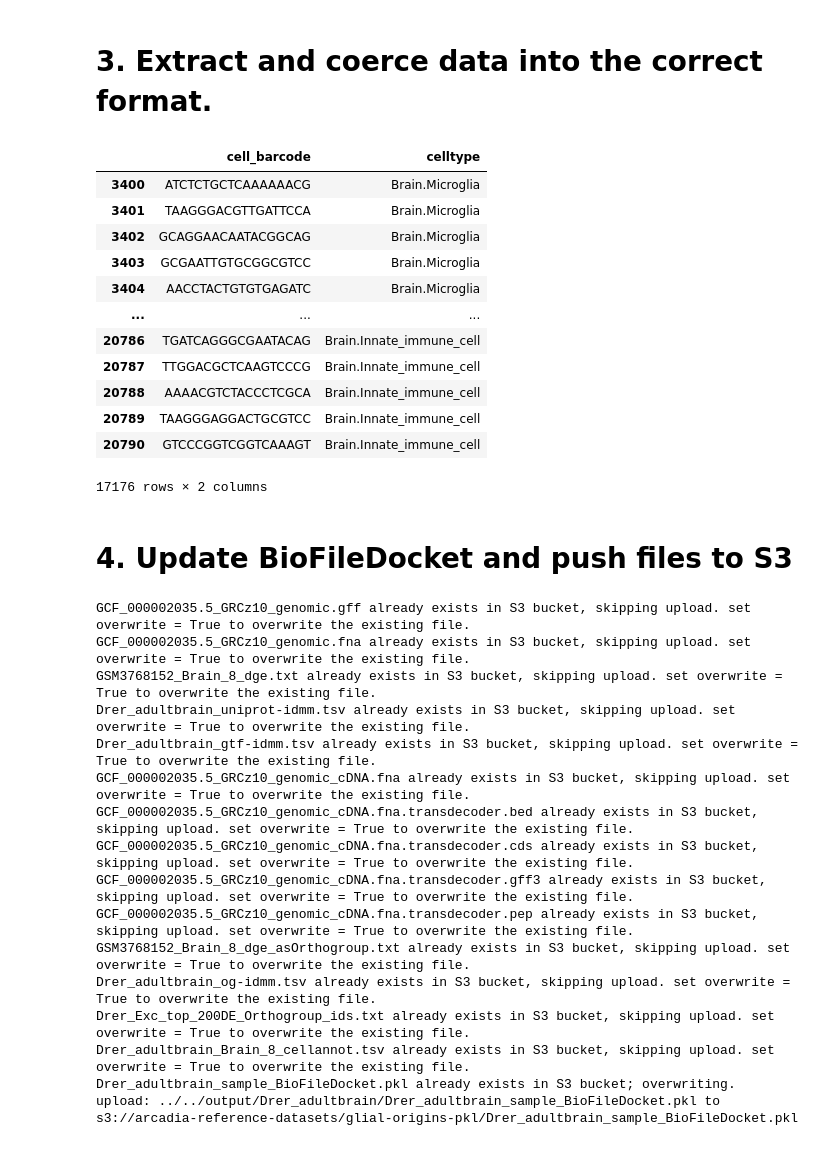
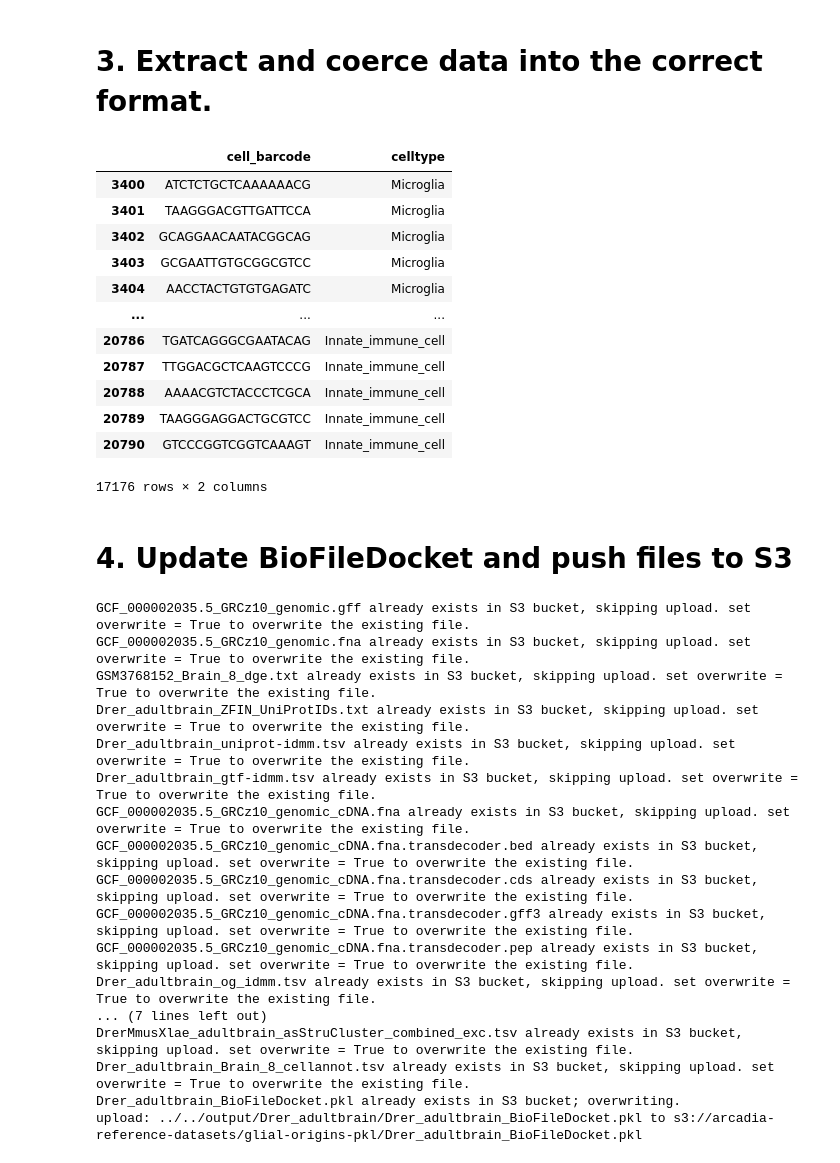
Before and after one commit to Arcadia-Science/glial-origins, a Jupyter notebook: notebooks/Drer_adultbrain/a_Drer_adultbrain_cellannot_downloading.ipynb, the cells around one changed output. Cells and saved outputs as stored; diff of their text form; code cells hidden in the pictures.

Commit message:
rerun of data and annotation download scripts

```diff
--- a/notebooks/Drer_adultbrain/a_Drer_adultbrain_cellannot_downloading.ipynb
+++ b/notebooks/Drer_adultbrain/a_Drer_adultbrain_cellannot_downloading.ipynb
@@ -61,15 +61,6 @@ conditions = 'adultbrain'
 
 ################
 
-species_prefix = prefixify(species)
-
-# Specify folder as destination for file downloads
-output_folder = '../../output/' + prefixify(species) + '_' + conditions + '/'
-
-if not os.path.exists(output_folder):
-    os.mkdir(output_folder)
-
-species_SampleDict = SampleDict(species, conditions, output_folder)
-species_BioFileDocket = BioFileDocket(species_SampleDict).get_from_s3().unpickle()
-species_BioFileDocket.s3_to_local()
+species_BFD = BioFileDocket(species, conditions).get_from_s3().unpickle()
+species_BFD.s3_to_local()
 # %% [output]
@@ -98,7 +91,7 @@ For .xlsx and .xls files, use `pd.read_excel`.
 # Specify file url and output information
 file_url = 'https://ndownloader.figstatic.com/files/30949762'
 output_filename = 'Drer_cellannot.xlsx'
-output_filepath = species_SampleDict.directory + output_filename
+output_filepath = species_BFD.sampledict.directory + output_filename
 
 subprocess.run(['wget', file_url, '-O', output_filepath],
                stdout=subprocess.DEVNULL, stderr=subprocess.DEVNULL)
@@ -109,7 +102,7 @@ cell_annots['cell_barcode'] = cell_annots['cell barcode'].str.split('.', expand
 display(cell_annots)
 
 # Load in gxc matrix to check proper cell names
-gxc = pd.read_csv(species_BioFileDocket.gxc.path, sep = '\t', nrows = 10)
+gxc = pd.read_csv(species_BFD.gxc.path, sep = '\t', nrows = 10)
 display(gxc)
 # %% [output]
 |  | cell barcode | Cluster | Annotation | Batch | cell_barcode |
@@ -142,55 +135,57 @@ display(gxc)
 # %%
 # Specify sample name for filtering
 sample_name = 'Brain_8'
 
 # Get cells from the Batch matching the sample_name
 sample_cell_annots = cell_annots[cell_annots['Batch'] == sample_name]
 
 # Extract cell barcode and celltype info
 sample_cell_annots = sample_cell_annots[['cell_barcode', 'Annotation']]
 
 # Rename columns to have the correct header
 sample_cell_annots.rename(columns = {'Annotation': 'celltype'}, inplace = True)
 sample_cell_annots.drop_duplicates(subset = 'cell_barcode', inplace = True)
+sample_cell_annots['celltype'] = sample_cell_annots['celltype'].str.replace('Brain\.', '')
 display(sample_cell_annots)
 
 # Generate filename
-output_filename = '_'.join([prefixify(species_BioFileDocket.species), species_BioFileDocket.conditions, sample_name, 'cellannot.tsv'])
+output_filename = '_'.join([prefixify(species_BFD.species), species_BFD.conditions, sample_name, 'cellannot.tsv'])
 
 # Generate BioFile object
 output_CellAnnotFile = CellAnnotFile(
     filename = output_filename,
-    sampledict = species_SampleDict,
-    sources = [species_BioFileDocket.gxc]
+    sampledict = species_BFD.sampledict,
+    sources = [species_BFD.gxc]
 )
 
 # Export file and add to BioFileDocket
 sample_cell_annots.to_csv(output_CellAnnotFile.path, sep = '\t', index = None)
-species_BioFileDocket.add_keyfile(output_CellAnnotFile, 'cellannot')
+species_BFD.add_keyfile('cellannot', output_CellAnnotFile)
 # %% [output]
 |  | cell_barcode | celltype |
-| 3400 | ATCTCTGCTCAAAAAACG | Brain.Microglia |
-| 3401 | TAAGGGACGTTGATTCCA | Brain.Microglia |
-| 3402 | GCAGGAACAATACGGCAG | Brain.Microglia |
-| 3403 | GCGAATTGTGCGGCGTCC | Brain.Microglia |
-| 3404 | AACCTACTGTGTGAGATC | Brain.Microglia |
+| 3400 | ATCTCTGCTCAAAAAACG | Microglia |
+| 3401 | TAAGGGACGTTGATTCCA | Microglia |
+| 3402 | GCAGGAACAATACGGCAG | Microglia |
+| 3403 | GCGAATTGTGCGGCGTCC | Microglia |
+| 3404 | AACCTACTGTGTGAGATC | Microglia |
 | ... | ... | ... |
-| 20786 | TGATCAGGGCGAATACAG | Brain.Innate_immune_cell |
-| 20787 | TTGGACGCTCAAGTCCCG | Brain.Innate_immune_cell |
-| 20788 | AAAACGTCTACCCTCGCA | Brain.Innate_immune_cell |
-| 20789 | TAAGGGAGGACTGCGTCC | Brain.Innate_immune_cell |
-| 20790 | GTCCCGGTCGGTCAAAGT | Brain.Innate_immune_cell |
+| 20786 | TGATCAGGGCGAATACAG | Innate_immune_cell |
+| 20787 | TTGGACGCTCAAGTCCCG | Innate_immune_cell |
+| 20788 | AAAACGTCTACCCTCGCA | Innate_immune_cell |
+| 20789 | TAAGGGAGGACTGCGTCC | Innate_immune_cell |
+| 20790 | GTCCCGGTCGGTCAAAGT | Innate_immune_cell |
 17176 rows × 2 columns
 # %% [markdown]
 # 4. Update BioFileDocket and push files to S3
 # %%
-species_BioFileDocket.local_to_s3()
-species_BioFileDocket.pickle()
-species_BioFileDocket.push_to_s3(overwrite = True)
+species_BFD.local_to_s3()
+species_BFD.pickle()
+species_BFD.push_to_s3(overwrite = True)
 # %% [output]
 GCF_000002035.5_GRCz10_genomic.gff already exists in S3 bucket, skipping upload. set overwrite = True to overwrite the existing file.
 GCF_000002035.5_GRCz10_genomic.fna already exists in S3 bucket, skipping upload. set overwrite = True to overwrite the existing file.
 GSM3768152_Brain_8_dge.txt already exists in S3 bucket, skipping upload. set overwrite = True to overwrite the existing file.
+Drer_adultbrain_ZFIN_UniProtIDs.txt already exists in S3 bucket, skipping upload. set overwrite = True to overwrite the existing file.
 Drer_adultbrain_uniprot-idmm.tsv already exists in S3 bucket, skipping upload. set overwrite = True to overwrite the existing file.
 Drer_adultbrain_gtf-idmm.tsv already exists in S3 bucket, skipping upload. set overwrite = True to overwrite the existing file.
 GCF_000002035.5_GRCz10_genomic_cDNA.fna already exists in S3 bucket, skipping upload. set overwrite = True to overwrite the existing file.
@@ -198,9 +193,9 @@ GCF_000002035.5_GRCz10_genomic_cDNA.fna.transdecoder.bed already exists in S3 bu
 GCF_000002035.5_GRCz10_genomic_cDNA.fna.transdecoder.cds already exists in S3 bucket, skipping upload. set overwrite = True to overwrite the existing file.
 GCF_000002035.5_GRCz10_genomic_cDNA.fna.transdecoder.gff3 already exists in S3 bucket, skipping upload. set overwrite = True to overwrite the existing file.
 GCF_000002035.5_GRCz10_genomic_cDNA.fna.transdecoder.pep already exists in S3 bucket, skipping upload. set overwrite = True to overwrite the existing file.
-GSM3768152_Brain_8_dge_asOrthogroup.txt already exists in S3 bucket, skipping upload. set overwrite = True to overwrite the existing file.
-Drer_adultbrain_og-idmm.tsv already exists in S3 bucket, skipping upload. set overwrite = True to overwrite the existing file.
-Drer_Exc_top_200DE_Orthogroup_ids.txt already exists in S3 bucket, skipping upload. set overwrite = True to overwrite the existing file.
+Drer_adultbrain_og_idmm.tsv already exists in S3 bucket, skipping upload. set overwrite = True to overwrite the existing file.
+... (7 lines left out)
+DrerMmusXlae_adultbrain_asStruCluster_combined_exc.tsv already exists in S3 bucket, skipping upload. set overwrite = True to overwrite the existing file.
 Drer_adultbrain_Brain_8_cellannot.tsv already exists in S3 bucket, skipping upload. set overwrite = True to overwrite the existing file.
-Drer_adultbrain_sample_BioFileDocket.pkl already exists in S3 bucket; overwriting.
-upload: ../../output/Drer_adultbrain/Drer_adultbrain_sample_BioFileDocket.pkl to s3://arcadia-reference-datasets/glial-origins-pkl/Drer_adultbrain_sample_BioFileDocket.pkl
+Drer_adultbrain_BioFileDocket.pkl already exists in S3 bucket; overwriting.
+upload: ../../output/Drer_adultbrain/Drer_adultbrain_BioFileDocket.pkl to s3://arcadia-reference-datasets/glial-origins-pkl/Drer_adultbrain_BioFileDocket.pkl
```
Also changed, not shown: parts of 1 cell of this notebook, 3 other files.
